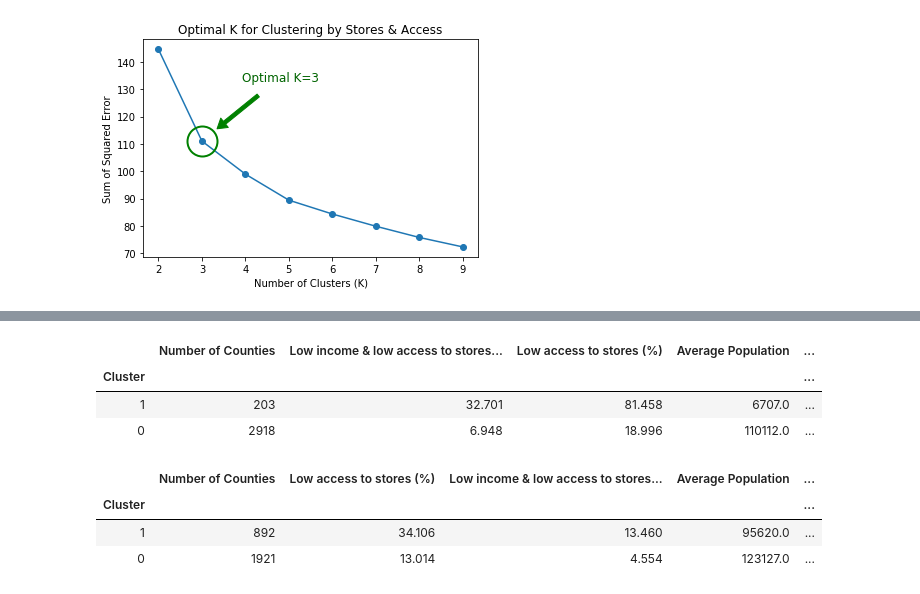
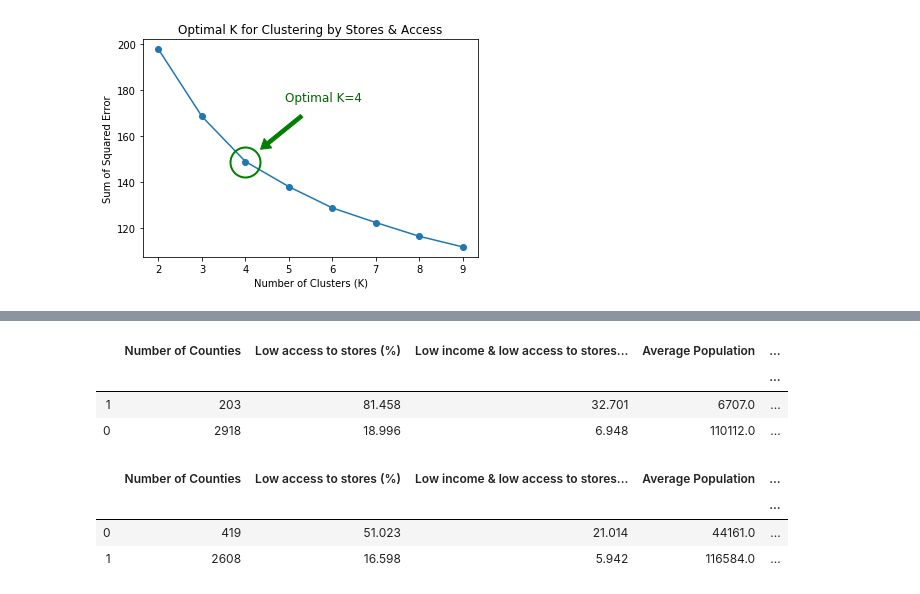
Before and after one commit to PreethiVijai/ML-project, a Jupyter notebook: clustering.ipynb, the cells around one changed output, grey strips where cells are left out. Drawn from its saved outputs; the diff is of its cells as text; code cells hidden in the pictures.

```diff
--- a/clustering.ipynb
+++ b/clustering.ipynb
@@ -100,6 +100,8 @@ class Cluster:
         df["Average Population"] = df["Average Population"].round()
         df["Average Bachelor's Degree %"] = df["Average Bachelor's Degree %"].round(1)
 
+        df.index.name = ""
+
         return df.sort_values(by=["Number of Counties"])
 
     def counties_in_cluster(self, cluster):
@@ -232,21 +230,20 @@ stores_access.clusters
 # %%
-stores_access_all = Cluster("Clustering by Stores & Access", {
+Cluster("Clustering by Stores & Access", {
     "GROCPTH14": "Grocery stores per 1,000 People",
     "SUPERCPTH14": "Supercenters per 1,000 People",
     "CONVSPTH14": "Convenience stores per 1,000 People",
     # "SPECSPTH14": "Specialized food stores per 1,000 People",
     "FFRPTH14": "Fast-food restaurants per 1,000 People",
     "FSRPTH14": "Full-service restaurants per 1,000 People",
     "FMRKTPTH16": "Farmers' markets per 1,000 People",
     # "MILK_PRICE10": "Price of low-fat milk/national average",
     # "SODA_PRICE10": "Price of sodas/national average",
     # "FOODINSEC_13_15": "Statewide Household Food Insecurity",
     # "PC_FFRSALES12": "Expenditures per capita, fast food",
     # "PC_FSRSALES12": "Expenditures per capita, restaurants",
     "PCT_LACCESS_POP15": "Population, low access to store (%)",
-    "PCT_LACCESS_LOWI15": "Low income & low access to store (%), 2015",
-}, population=0)
-stores_access_all.clusters
+    "PCT_LACCESS_LOWI15": "Low income & low access to store (%)",
+}, population=2000).clusters
 # %% [output]
-[figure, old version]
+[figure, new version]
 |  | Number of Counties | Grocery stores per 1,000 People | Supercenters per 1,000 People | Convenience stores per 1,000 People | ... |
@@ -257,20 +255,20 @@ stores_access_all.clusters
 # %%
 Cluster("Low Income, Low Access", {
+    "PCT_LACCESS_POP15": "Low access to stores (%)",
     "PCT_LACCESS_LOWI15": "Low income & low access to stores (%)",
-    "PCT_LACCESS_POP15": "Low access to stores (%)",
 }, k=2).clusters
 # %% [output]
-|  | Number of Counties | Low income & low access to stores... | Low access to stores (%) | Average Population | ... |
-| Cluster |  |  |  |  | ... |
-| 1 | 203 | 32.701 | 81.458 | 6707.0 | ... |
-| 0 | 2918 | 6.948 | 18.996 | 110112.0 | ... |
+|  | Number of Counties | Low access to stores (%) | Low income & low access to stores... | Average Population | ... |
+|  |  |  |  |  | ... |
+| 1 | 203 | 81.458 | 32.701 | 6707.0 | ... |
+| 0 | 2918 | 18.996 | 6.948 | 110112.0 | ... |
 # %%
 Cluster("Low Access", {
     "PCT_LACCESS_POP15": "Low access to stores (%)",
     "PCT_LACCESS_LOWI15": "Low income & low access to stores (%)",
-}, k=2, population=5000).clusters
+}, k=2, population=2000).clusters
 # %% [output]
 |  | Number of Counties | Low access to stores (%) | Low income & low access to stores... | Average Population | ... |
-| Cluster |  |  |  |  | ... |
-| 1 | 892 | 34.106 | 13.460 | 95620.0 | ... |
-| 0 | 1921 | 13.014 | 4.554 | 123127.0 | ... |
+|  |  |  |  |  | ... |
+| 0 | 419 | 51.023 | 21.014 | 44161.0 | ... |
+| 1 | 2608 | 16.598 | 5.942 | 116584.0 | ... |
```
Also changed, not shown: parts of 8 cells of this notebook, 3 other files.
